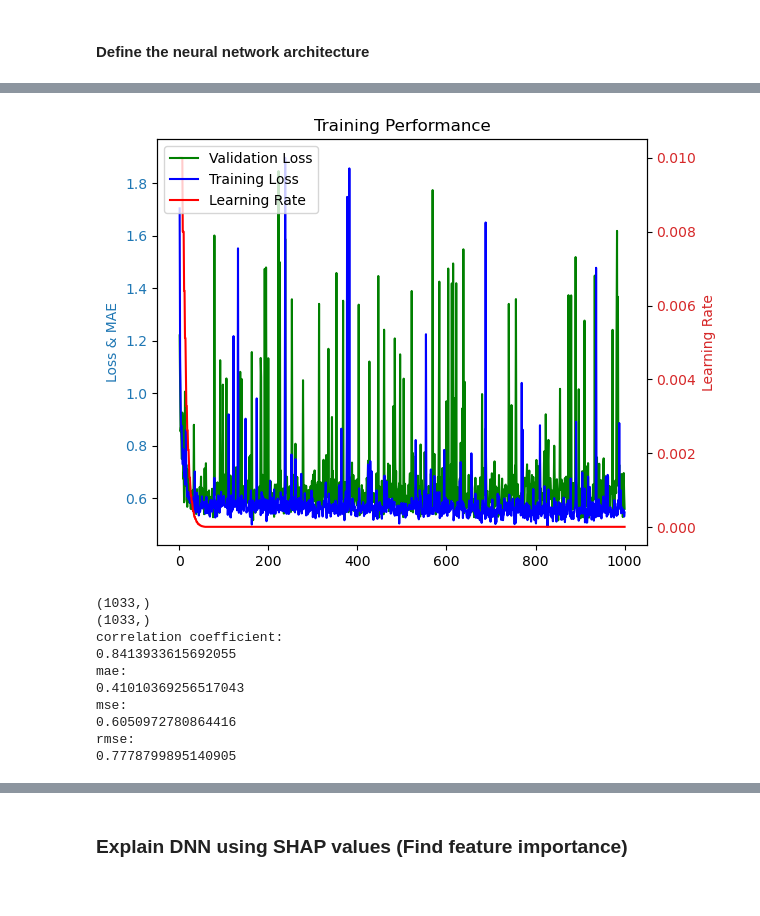
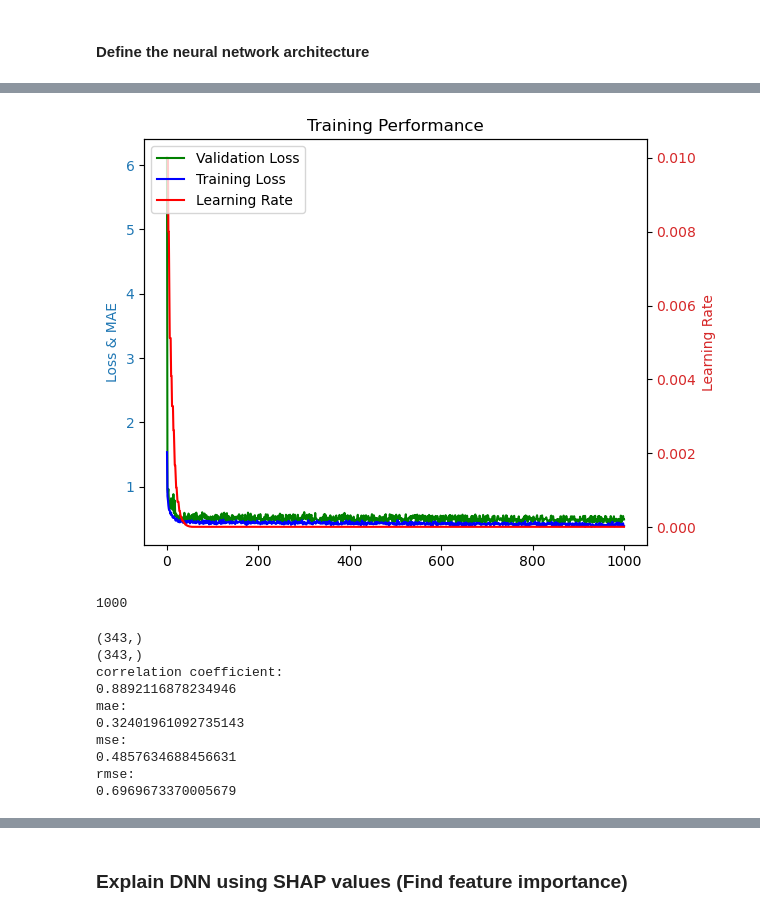
Before and after one commit to paramnav/nn-toc, a Jupyter notebook: notebooks/TOC/TOC_NN_DO.ipynb, the cells around one changed output, grey strips where cells are left out. Saved outputs shown, nothing was run; the diff lists cells and outputs as text; code cells hidden in the pictures.

```diff
--- a/notebooks/TOC/TOC_NN_DO.ipynb
+++ b/notebooks/TOC/TOC_NN_DO.ipynb
@@ -40,9 +38,11 @@ IProgress not found. Please update jupyter and ipywidgets. See https://ipywidget
 # %% [markdown]
 #### Load features
 # %%
-feature_path = Path().resolve().parents[1] / "data" / "interim" / "inputfeatures" / "SedTOCFeaturesnoNAN_TOC_DO_men"
+feature_path = Path().resolve().parents[1] / "data" / "interim" / "inputfeatures" / "SedTOCFeaturesnoNAN_TOC_DO_men_v2"
 features = np.load(Path(feature_path / "numpy_features.npy"))
 labels = np.load(Path(feature_path / "numpy_labels.npy"))
+lats = np.load(Path(feature_path / "numpy_lat.npy"))
+lons = np.load(Path(feature_path / "numpy_lon.npy"))
 X_mean = np.load(Path(feature_path / "features_mean.npy")).astype(float)
 X_std = np.load(Path(feature_path / "features_std.npy")).astype(float)
 # %%
@@ -254,22 +256,27 @@ epoch: 999 | Testing Loss: 0.560 | MAE: 0.405  |
 # %%
 #num_epochs = 1000
-plot_model_performance(num_epochs, evaluation_losses, training_losses, learning_rate)
+plot_model_performance(num_epochs, evaluation_losses[-1000:], training_losses[-1000:], learning_rate[-1000:])
 # %% [output]
-[figure, old version]
+[figure, new version]
+# %%
+len(evaluation_losses[-1000:])
+# %% [output]
+1000
 # %%
 output_path = Path().resolve().parents[2] / "nn4sedratetoc" / "data" / "output" / "scatterplots_TOC" / "scatter_plot_TOC_noconstraint_supervised_DO_men_test.png"
+output_path = str(output_path)
 test_labels, test_targets = evaluate_model(model, testloader, output_path)
 # %% [output]
-(1033,)
-(1033,)
+(343,)
+(343,)
 correlation coefficient:
-0.8413933615692055
+0.8892116878234946
 mae:
-0.41010369256517043
+0.32401961092735143
 mse:
-0.6050972780864416
+0.4857634688456631
 rmse:
-0.7778799895140905
+0.6969673370005679
 # %%
 all_labels, all_targets =  evaluate_all_predictions(model, features, labels, output_path)
 # %% [output]
```
Also changed, not shown: parts of 25 cells of this notebook, 33 other files.
